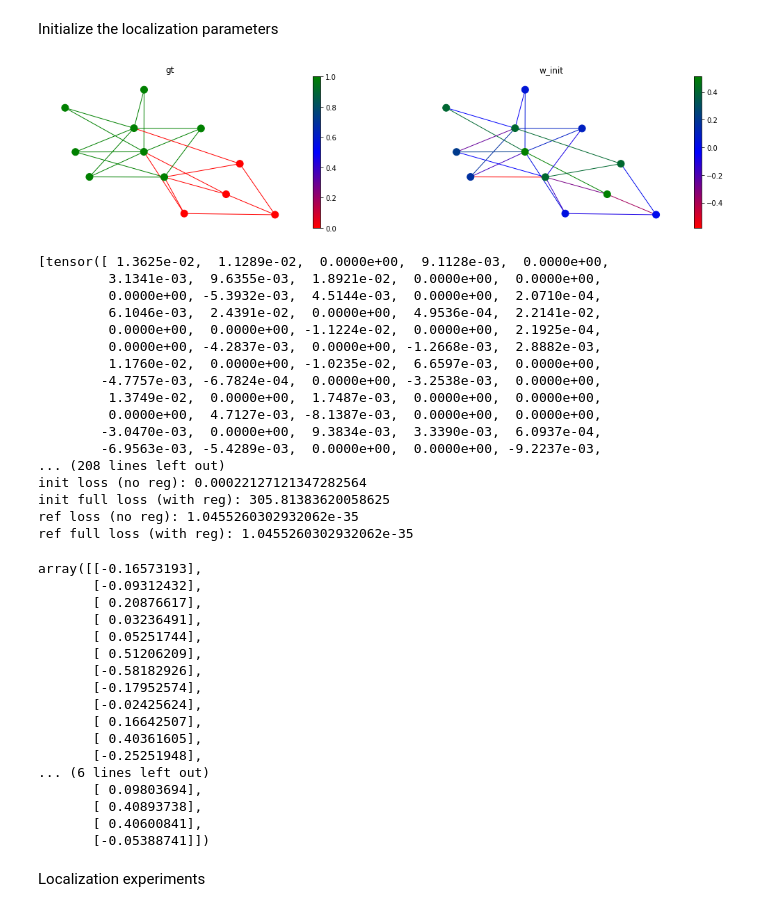
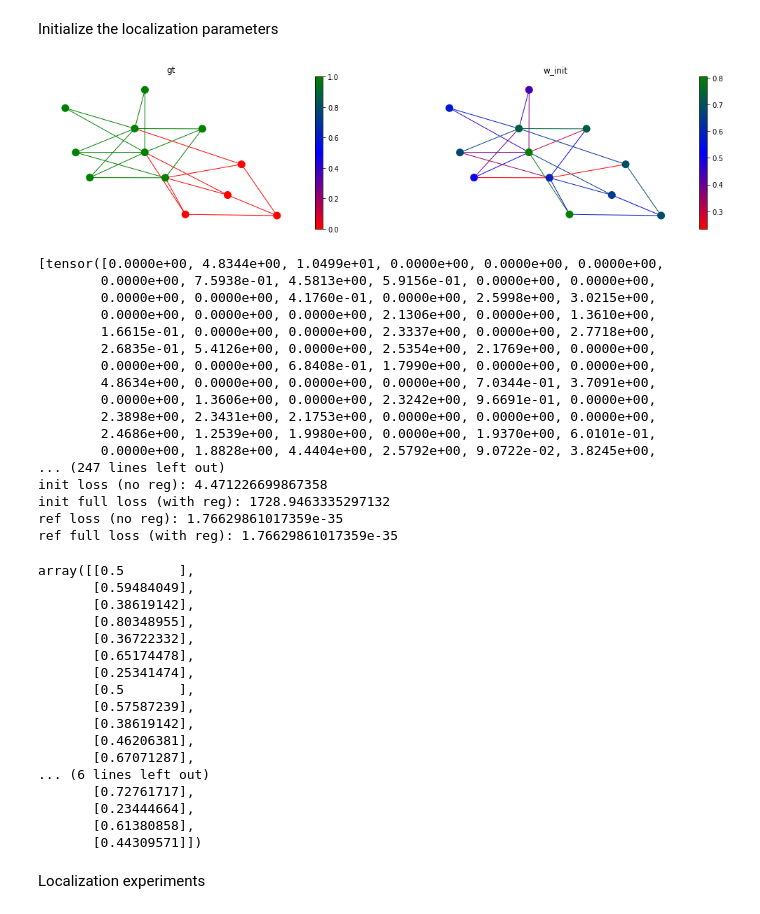
Before and after one commit to vistalab-technion/GraphMatching, a Jupyter notebook: subgraph_matching_via_nn/subgraph_localization_poc_dani.ipynb, the cells around one changed output. Drawn from its saved outputs; the diff is of its cells as text; code cells hidden in the pictures.

Commit message:
Fix quantization code

```diff
--- a/subgraph_matching_via_nn/subgraph_localization_poc_dani.ipynb
+++ b/subgraph_matching_via_nn/subgraph_localization_poc_dani.ipynb
@@ -178,13 +178,15 @@ params['num_mid_layers'] = 10
 params["reg_params"] = [1000] # [1000]  # reg param  # 0.02  is good
 params["reg_terms"] = [binary_penalty] #graph_total_variation] [spectral_reg, binary_penalty] #
 # params["quantile_level"] = (n-m)/m #TODO: update n and m after loading graph and performing to_line?
-params["graphcnn_hidden_dim"] = 512#2048# 16 #2048# 256# 128
+params["graphcnn_hidden_dim"] = 512 #TODO: 512#2048# 16 #2048# 256# 128
 device = 'cuda'
 params['device'] = device
+params['apply_quantization'] = True
 
 # NodeClassifierLastLayerType.SquaredNormalized for Moments
 # Sigmoid/Identity for GraphCNN, instead
 #TODO: Sigmoid instead of Identity?
+# NodeClassifierNetworkType.NN,
 node_classifier_network = NodeClassifierNetworkFactory.create_node_classifier_network(processed_G,
                                                                                       last_layer_type=NodeClassifierLastLayerType.Identity, node_classifier_network_type=NodeClassifierNetworkType.NN, params=params)
 node_classifier_network.train_node_classifier(G_sub=sub_graph.G_sub, graph_generator=None)
@@ -299,53 +301,53 @@ Initialize the localization parameters
 # %%
 gt_indicator = sub_graph.edge_indicator if to_line else sub_graph.node_indicator
 gt_indicator_tensor = composite_nn.init_network_with_indicator(processed_sub_graph)
-w_init = node_classifier_network(A=processed_sub_graph.A_full,
+w_init = composite_nn.classify(A=processed_sub_graph.A_full.to(device=device),
                                               params=params).detach().cpu().numpy()
 
 plot_services.plot_subgraph_gt_vs_initial_indicators(sub_graph, processed_sub_graph, w_init, gt_indicator)
 
 # compute loss and embedding at init
 composite_solver = BaseCompositeSolver(composite_nn, embedding_metric_nn, graph_processor, params)
 loss, ref_loss = composite_solver.compare(processed_sub_graph.A_full, processed_sub_graph.A_sub, gt_indicator_tensor, A_sub_indicator=None)
 # %% [output]
-[figure, old version]
+[figure, new version]
-[tensor([ 1.3625e-02,  1.1289e-02,  0.0000e+00,  9.1128e-03,  0.0000e+00,
-         3.1341e-03,  9.6355e-03,  1.8921e-02,  0.0000e+00,  0.0000e+00,
-         0.0000e+00, -5.3932e-03,  4.5144e-03,  0.0000e+00,  2.0710e-04,
-         6.1046e-03,  2.4391e-02,  0.0000e+00,  4.9536e-04,  2.2141e-02,
-         0.0000e+00,  0.0000e+00, -1.1224e-02,  0.0000e+00,  2.1925e-04,
-         0.0000e+00, -4.2837e-03,  0.0000e+00, -1.2668e-03,  2.8882e-03,
-         1.1760e-02,  0.0000e+00, -1.0235e-02,  6.6597e-03,  0.0000e+00,
-        -4.7757e-03, -6.7824e-04,  0.0000e+00, -3.2538e-03,  0.0000e+00,
-         1.3749e-02,  0.0000e+00,  1.7487e-03,  0.0000e+00,  0.0000e+00,
-         0.0000e+00,  4.7127e-03, -8.1387e-03,  0.0000e+00,  0.0000e+00,
-        -3.0470e-03,  0.0000e+00,  9.3834e-03,  3.3390e-03,  6.0937e-04,
-        -6.9563e-03, -5.4289e-03,  0.0000e+00,  0.0000e+00, -9.2237e-03,
-... (208 lines left out)
-init loss (no reg): 0.00022127121347282564
-init full loss (with reg): 305.81383620058625
-ref loss (no reg): 1.0455260302932062e-35
-ref full loss (with reg): 1.0455260302932062e-35
+[tensor([0.0000e+00, 4.8344e+00, 1.0499e+01, 0.0000e+00, 0.0000e+00, 0.0000e+00,
+        0.0000e+00, 7.5938e-01, 4.5813e+00, 5.9156e-01, 0.0000e+00, 0.0000e+00,
+        0.0000e+00, 0.0000e+00, 4.1760e-01, 0.0000e+00, 2.5998e+00, 3.0215e+00,
+        0.0000e+00, 0.0000e+00, 0.0000e+00, 2.1306e+00, 0.0000e+00, 1.3610e+00,
+        1.6615e-01, 0.0000e+00, 0.0000e+00, 2.3337e+00, 0.0000e+00, 2.7718e+00,
+        2.6835e-01, 5.4126e+00, 0.0000e+00, 2.5354e+00, 2.1769e+00, 0.0000e+00,
+        0.0000e+00, 0.0000e+00, 6.8408e-01, 1.7990e+00, 0.0000e+00, 0.0000e+00,
+        4.8634e+00, 0.0000e+00, 0.0000e+00, 0.0000e+00, 7.0344e-01, 3.7091e+00,
+        0.0000e+00, 1.3606e+00, 0.0000e+00, 2.3242e+00, 9.6691e-01, 0.0000e+00,
+        2.3898e+00, 2.3431e+00, 2.1753e+00, 0.0000e+00, 0.0000e+00, 0.0000e+00,
+        2.4686e+00, 1.2539e+00, 1.9980e+00, 0.0000e+00, 1.9370e+00, 6.0101e-01,
+        0.0000e+00, 1.8828e+00, 4.4404e+00, 2.5792e+00, 9.0722e-02, 3.8245e+00,
+... (247 lines left out)
+init loss (no reg): 4.471226699867358
+init full loss (with reg): 1728.9463335297132
+ref loss (no reg): 1.76629861017359e-35
+ref full loss (with reg): 1.76629861017359e-35
 # %%
 w_init
 # %% [output]
-array([[-0.16573193],
-       [-0.09312432],
-       [ 0.20876617],
-       [ 0.03236491],
-       [ 0.05251744],
-       [ 0.51206209],
-       [-0.58182926],
-       [-0.17952574],
-       [-0.02425624],
-       [ 0.16642507],
-       [ 0.40361605],
-       [-0.25251948],
+array([[0.5       ],
+       [0.59484049],
+       [0.38619142],
+       [0.80348955],
+       [0.36722332],
+       [0.65174478],
+       [0.25341474],
+       [0.5       ],
+       [0.57587239],
+       [0.38619142],
+       [0.46206381],
+       [0.67071287],
 ... (6 lines left out)
-       [ 0.09803694],
-       [ 0.40893738],
-       [ 0.40600841],
-       [-0.05388741]])
+       [0.72761717],
+       [0.23444664],
+       [0.61380858],
+       [0.44309571]])
 # %% [markdown]
 Localization experiments
 # %%
```
Also changed, not shown: parts of 7 cells of this notebook, 3 other files.
